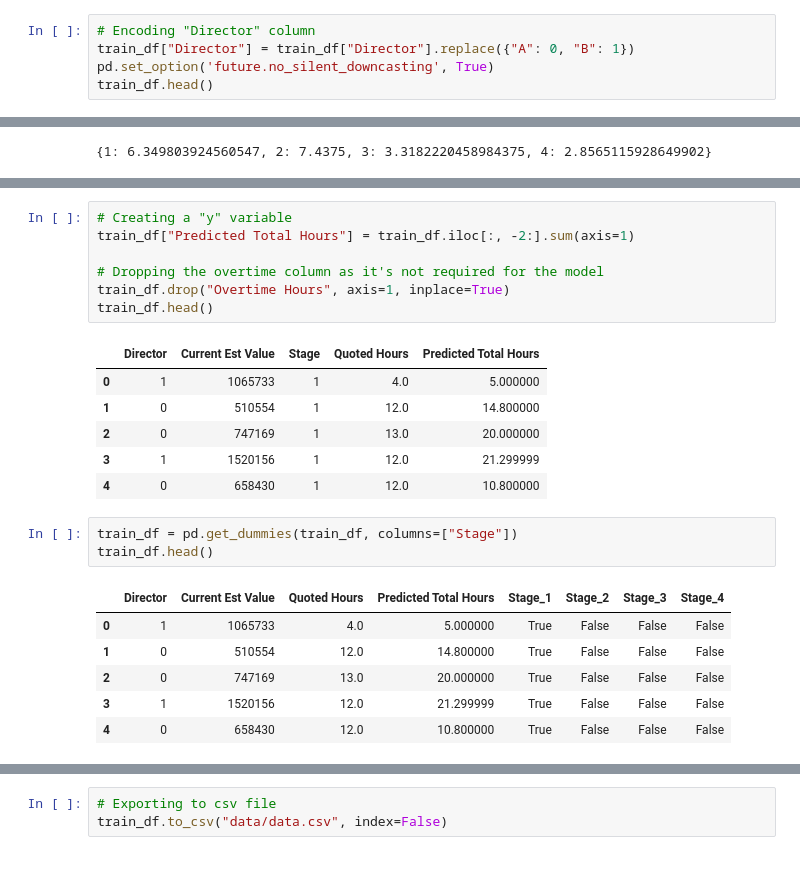
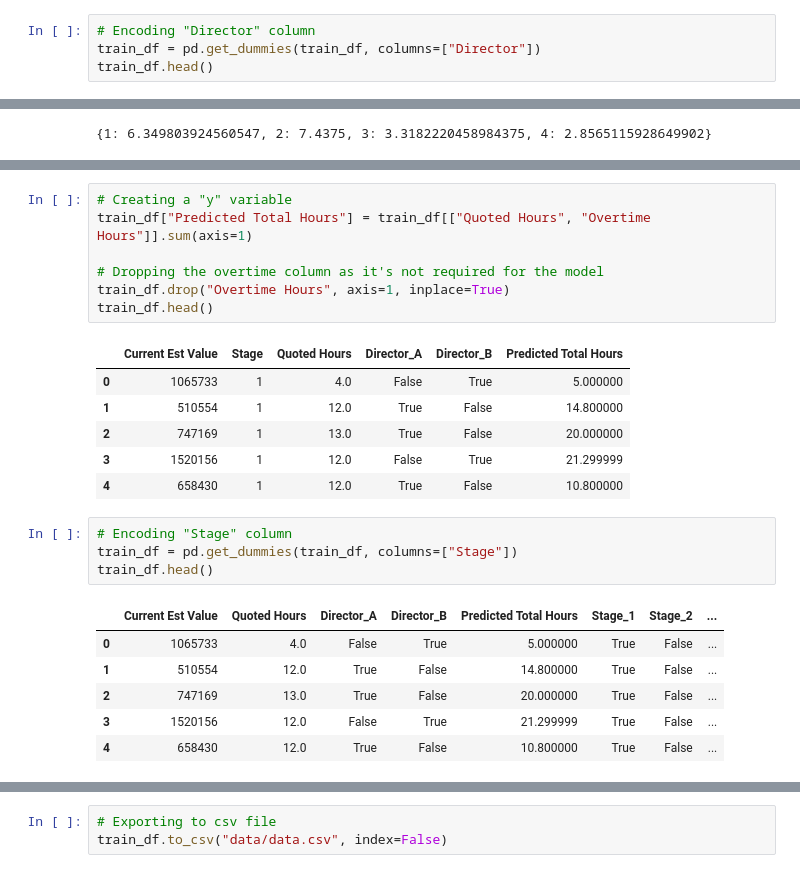
Before and after one commit to xiaoella/project_quotes, a Jupyter notebook: 2. Preprocessing.ipynb, the cells around one changed output, grey strips where cells are left out. Saved outputs shown, nothing was run; the diff lists cells and outputs as text.

```diff
--- a/2. Preprocessing.ipynb
+++ b/2. Preprocessing.ipynb
@@ -91,7 +94,6 @@ memory usage: 7.8+ KB
 ### 2. Encoding and Converting Non-numeric Columns
 # %%
 # Encoding "Director" column
-train_df["Director"] = train_df["Director"].replace({"A": 0, "B": 1})
-pd.set_option('future.no_silent_downcasting', True)
+train_df = pd.get_dummies(train_df, columns=["Director"])
 train_df.head()
 # %% [output]
@@ -177,24 +207,25 @@ dtype: int64
 # %%
 # Creating a "y" variable
-train_df["Predicted Total Hours"] = train_df.iloc[:, -2:].sum(axis=1)
+train_df["Predicted Total Hours"] = train_df[["Quoted Hours", "Overtime Hours"]].sum(axis=1)
 
 # Dropping the overtime column as it's not required for the model
 train_df.drop("Overtime Hours", axis=1, inplace=True)
 train_df.head()
 # %% [output]
-|  | Director | Current Est Value | Stage | Quoted Hours | Predicted Total Hours |
-| 0 | 1 | 1065733 | 1 | 4.0 | 5.000000 |
-| 1 | 0 | 510554 | 1 | 12.0 | 14.800000 |
-| 2 | 0 | 747169 | 1 | 13.0 | 20.000000 |
-| 3 | 1 | 1520156 | 1 | 12.0 | 21.299999 |
-| 4 | 0 | 658430 | 1 | 12.0 | 10.800000 |
+|  | Current Est Value | Stage | Quoted Hours | Director_A | Director_B | Predicted Total Hours |
+| 0 | 1065733 | 1 | 4.0 | False | True | 5.000000 |
+| 1 | 510554 | 1 | 12.0 | True | False | 14.800000 |
+| 2 | 747169 | 1 | 13.0 | True | False | 20.000000 |
+| 3 | 1520156 | 1 | 12.0 | False | True | 21.299999 |
+| 4 | 658430 | 1 | 12.0 | True | False | 10.800000 |
 # %%
+# Encoding "Stage" column
 train_df = pd.get_dummies(train_df, columns=["Stage"])
 train_df.head()
 # %% [output]
-|  | Director | Current Est Value | Quoted Hours | Predicted Total Hours | Stage_1 | Stage_2 | Stage_3 | Stage_4 |
-| 0 | 1 | 1065733 | 4.0 | 5.000000 | True | False | False | False |
-| 1 | 0 | 510554 | 12.0 | 14.800000 | True | False | False | False |
-| 2 | 0 | 747169 | 13.0 | 20.000000 | True | False | False | False |
-| 3 | 1 | 1520156 | 12.0 | 21.299999 | True | False | False | False |
-| 4 | 0 | 658430 | 12.0 | 10.800000 | True | False | False | False |
+|  | Current Est Value | Quoted Hours | Director_A | Director_B | Predicted Total Hours | Stage_1 | Stage_2 | ... |
+| 0 | 1065733 | 4.0 | False | True | 5.000000 | True | False | ... |
+| 1 | 510554 | 12.0 | True | False | 14.800000 | True | False | ... |
+| 2 | 747169 | 13.0 | True | False | 20.000000 | True | False | ... |
+| 3 | 1520156 | 12.0 | False | True | 21.299999 | True | False | ... |
+| 4 | 658430 | 12.0 | True | False | 10.800000 | True | False | ... |
```
Also changed, not shown: parts of 11 cells of this notebook, 2 other files.
